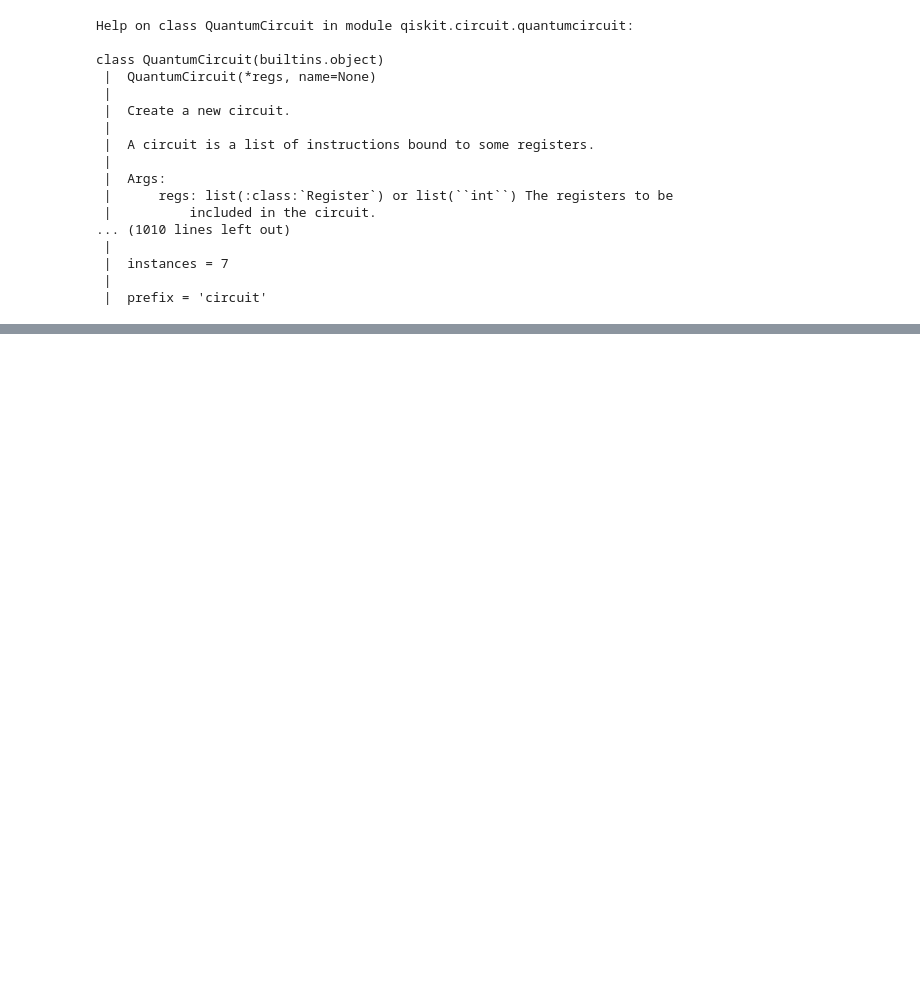
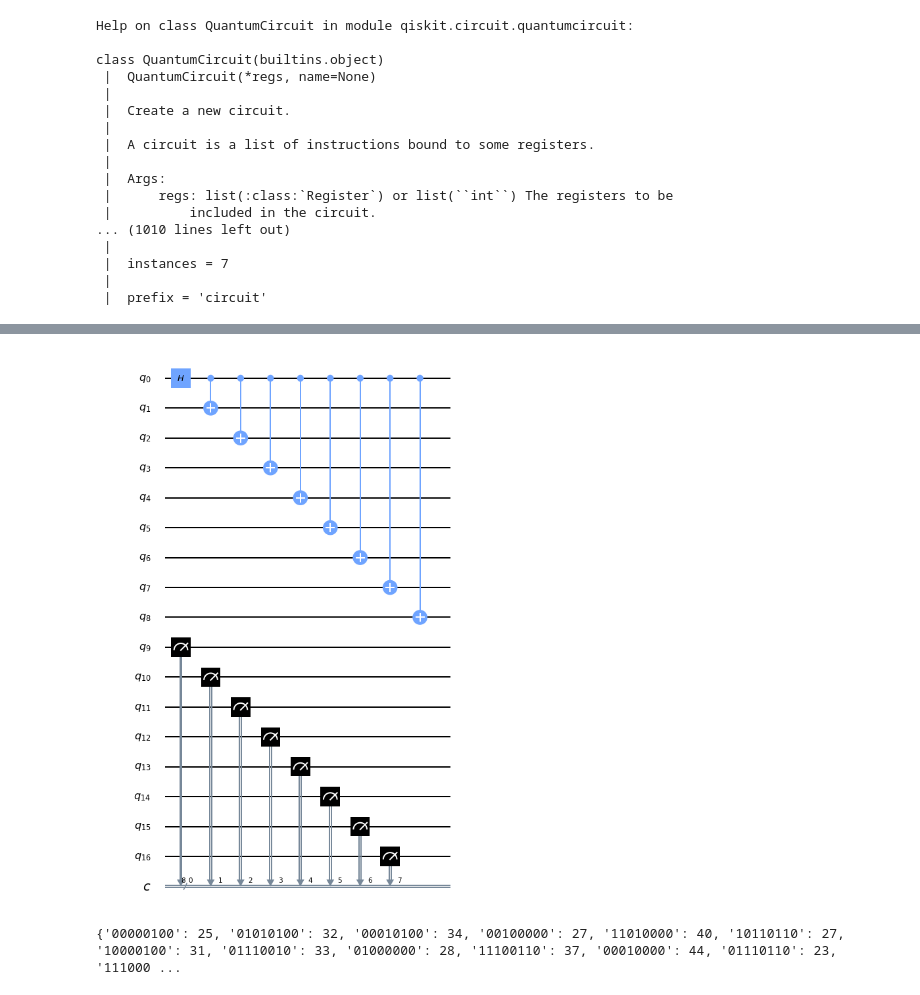
Before and after one commit to bguttel/Quantum-Computing--UGA, a Jupyter notebook: MinSurfCode_INPROGRESS.ipynb, the cells around one changed output, grey strips where cells are left out. Saved outputs shown, nothing was run; the diff lists cells and outputs as text; code cells hidden in the pictures; blank space fills up the shorter version.

```diff
--- a/MinSurfCode_INPROGRESS.ipynb
+++ b/MinSurfCode_INPROGRESS.ipynb
@@ -141,0 +166,40 @@ Minsurf(0,1,2,3,4,5,6,7,8).draw()
+# %%
+#This code doesn't in account the real geometry of the system
+N_qubit = 17
+qubits = range(0,N_qubit)
+def MinSurfWooton(qubits,N_qubit,N_ancilla):
+    circW = QuantumCircuit(N_qubit,N_ancilla)
+
+
+    #We first entangle the first layer of spins.
+    circW.h(qubits[0])
+
+    for k in range(8):
+        circW.cx(qubits[0],qubits[k+1])
+
+    #Z qubits
+    circ.cx()
+
+    for k in range(N_ancilla):
+        circW.measure(qubits[10+k-1],k)
+    return circW
+# %%
+MinSurfWooton(qubits,N_qubit,8).draw()
+# %% [output]
+[figure, added]
+# %%
+qc = MinSurfWooton(qubits,N_qubit,8)
+
+backend_sim = Aer.get_backend('qasm_simulator')
+
+shots = 2048
+job_sim = execute(qc, backend_sim, shots=shots)
+
+# Grab the results from the job.
+result_sim = job_sim.result()
+
+#The dictionary counts summarize all the possible output with the number of occurence per state.
+counts = result_sim.get_counts(qc)
+print(counts)
+# %% [output]
+{'00000100': 25, '01010100': 32, '00010100': 34, '00100000': 27, '11010000': 40, '10110110': 27, '10000100': 31, '01110010': 33, '01000000': 28, '11100110': 37, '00010000': 44, '01110110': 23, '111000 ...
```
Also changed, not shown: parts of 6 cells of this notebook.
